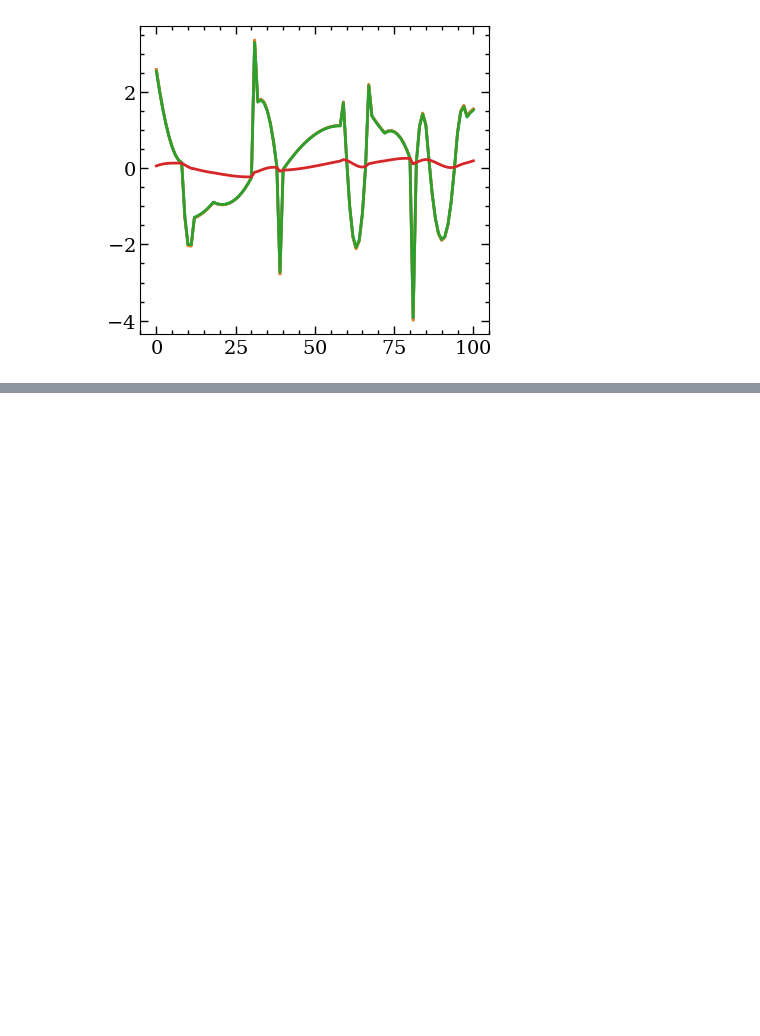
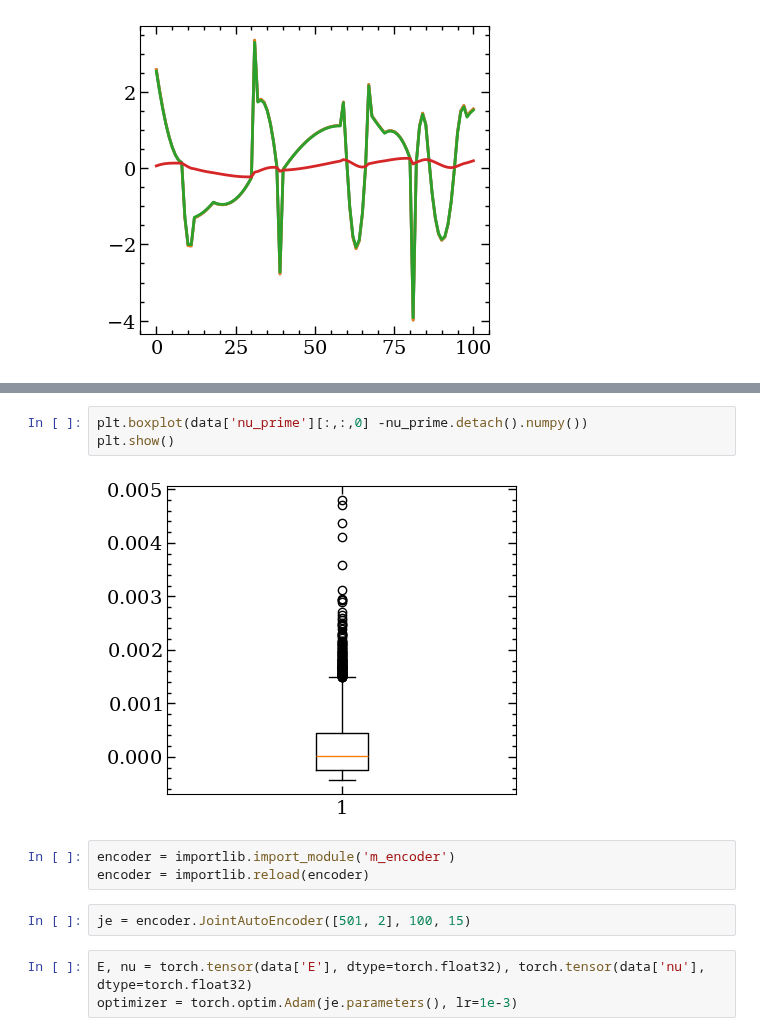
Before and after one commit to m-raj/microstructure-dependent-material-model, a Jupyter notebook: post_processing_lightning.ipynb, the cells around one changed output, grey strips where cells are left out. Drawn from its saved outputs; the diff is of its cells as text; blank space fills up the shorter version.

```diff
--- a/post_processing_lightning.ipynb
+++ b/post_processing_lightning.ipynb
@@ -229,0 +290,13 @@ plt.show()
+# %%
+plt.boxplot(data['nu_prime'][:,:,0] -nu_prime.detach().numpy())
+plt.show()
+# %% [output]
+[figure, added]
+# %%
+encoder = importlib.import_module('m_encoder')
+encoder = importlib.reload(encoder)
+# %%
+je = encoder.JointAutoEncoder([501, 2], 100, 15)
+# %%
+E, nu = torch.tensor(data['E'], dtype=torch.float32), torch.tensor(data['nu'], dtype=torch.float32)
+optimizer = torch.optim.Adam(je.parameters(), lr=1e-3)
```
Also changed, not shown: parts of 38 cells of this notebook.
